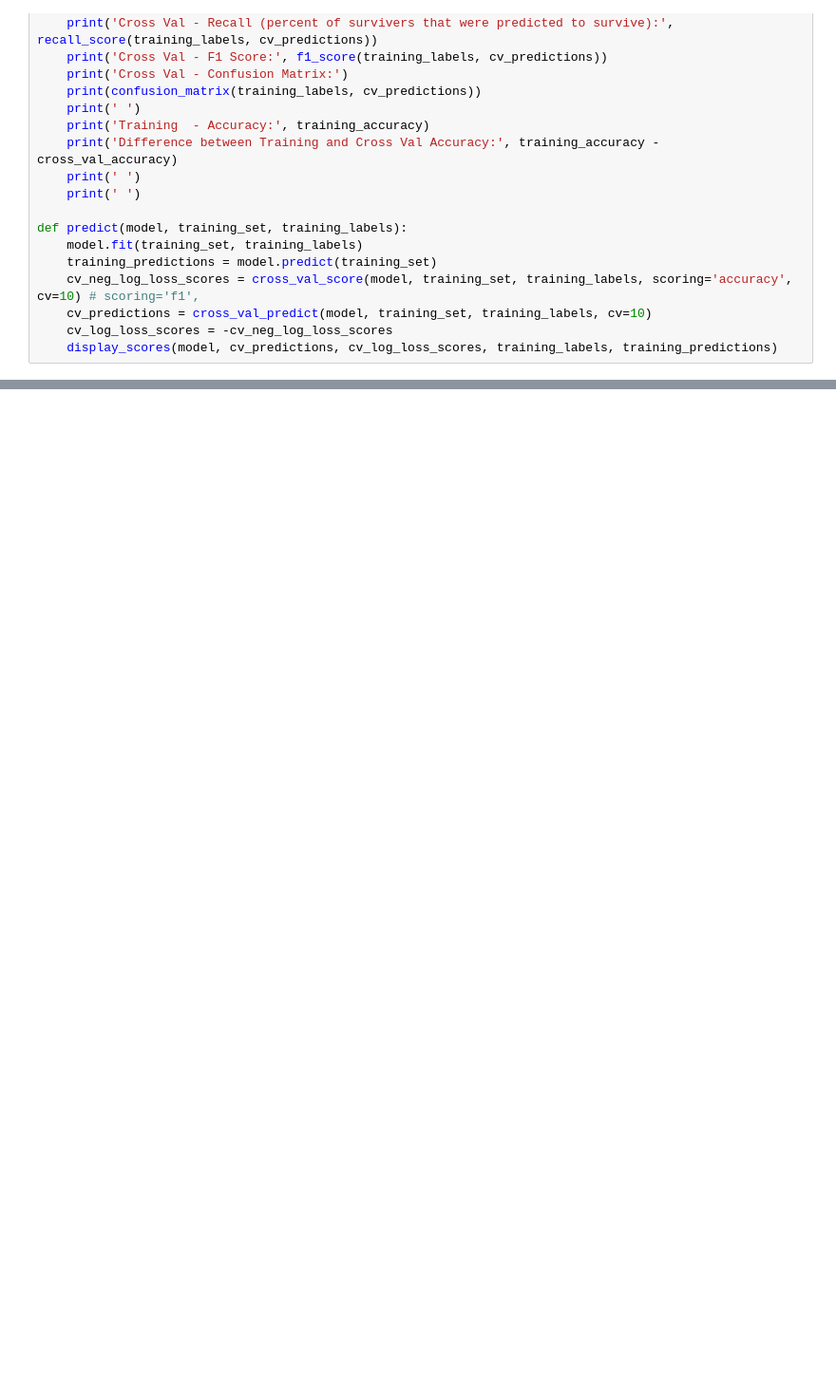
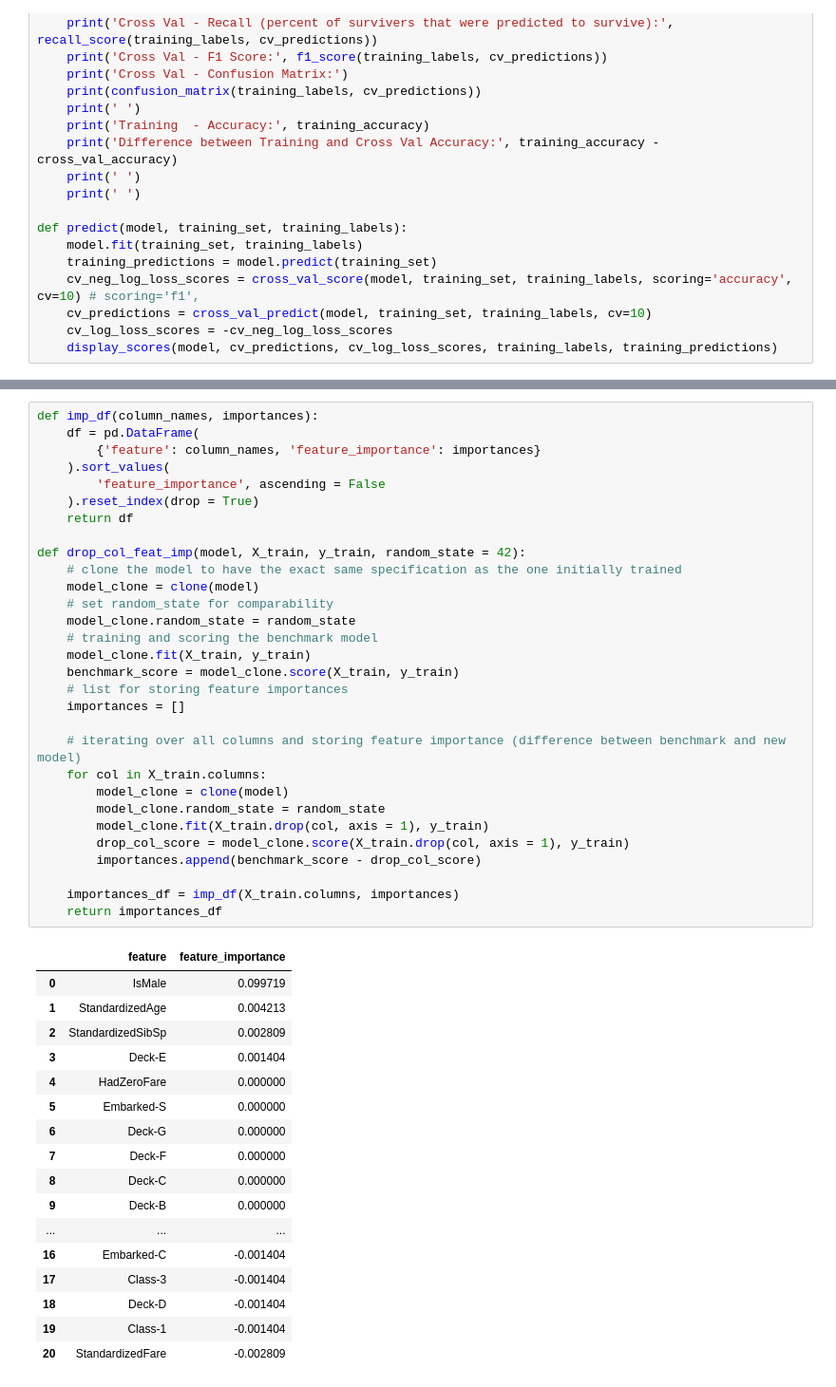
Before and after one commit to amihays/titanic, a Jupyter notebook: data_exploration.ipynb, the cells around one changed output, grey strips where cells are left out. Shown: that part at 95% size. Saved outputs shown, nothing was run; the diff lists cells and outputs as text; blank space fills up the shorter version.

```diff
--- a/data_exploration.ipynb
+++ b/data_exploration.ipynb
@@ -473,0 +504,48 @@ SGDClassifier ROC AUC: 0.7984028724584417
+# %%
+def imp_df(column_names, importances):
+    df = pd.DataFrame(
+        {'feature': column_names, 'feature_importance': importances}
+    ).sort_values(
+        'feature_importance', ascending = False
+    ).reset_index(drop = True)
+    return df
+
+def drop_col_feat_imp(model, X_train, y_train, random_state = 42):
+    # clone the model to have the exact same specification as the one initially trained
+    model_clone = clone(model)
+    # set random_state for comparability
+    model_clone.random_state = random_state
+    # training and scoring the benchmark model
+    model_clone.fit(X_train, y_train)
+    benchmark_score = model_clone.score(X_train, y_train)
+    # list for storing feature importances
+    importances = []
+
+    # iterating over all columns and storing feature importance (difference between benchmark and new model)
+    for col in X_train.columns:
+        model_clone = clone(model)
+        model_clone.random_state = random_state
+        model_clone.fit(X_train.drop(col, axis = 1), y_train)
+        drop_col_score = model_clone.score(X_train.drop(col, axis = 1), y_train)
+        importances.append(benchmark_score - drop_col_score)
+
+    importances_df = imp_df(X_train.columns, importances)
+    return importances_df
+# %% [output]
+|  | feature | feature_importance |
+| 0 | IsMale | 0.099719 |
+| 1 | StandardizedAge | 0.004213 |
+| 2 | StandardizedSibSp | 0.002809 |
+| 3 | Deck-E | 0.001404 |
+| 4 | HadZeroFare | 0.000000 |
+| 5 | Embarked-S | 0.000000 |
+| 6 | Deck-G | 0.000000 |
+| 7 | Deck-F | 0.000000 |
+| 8 | Deck-C | 0.000000 |
+| 9 | Deck-B | 0.000000 |
+| ... | ... | ... |
+| 16 | Embarked-C | -0.001404 |
+| 17 | Class-3 | -0.001404 |
+| 18 | Deck-D | -0.001404 |
+| 19 | Class-1 | -0.001404 |
+| 20 | StandardizedFare | -0.002809 |
```
Also changed, not shown: parts of 15 cells of this notebook.
